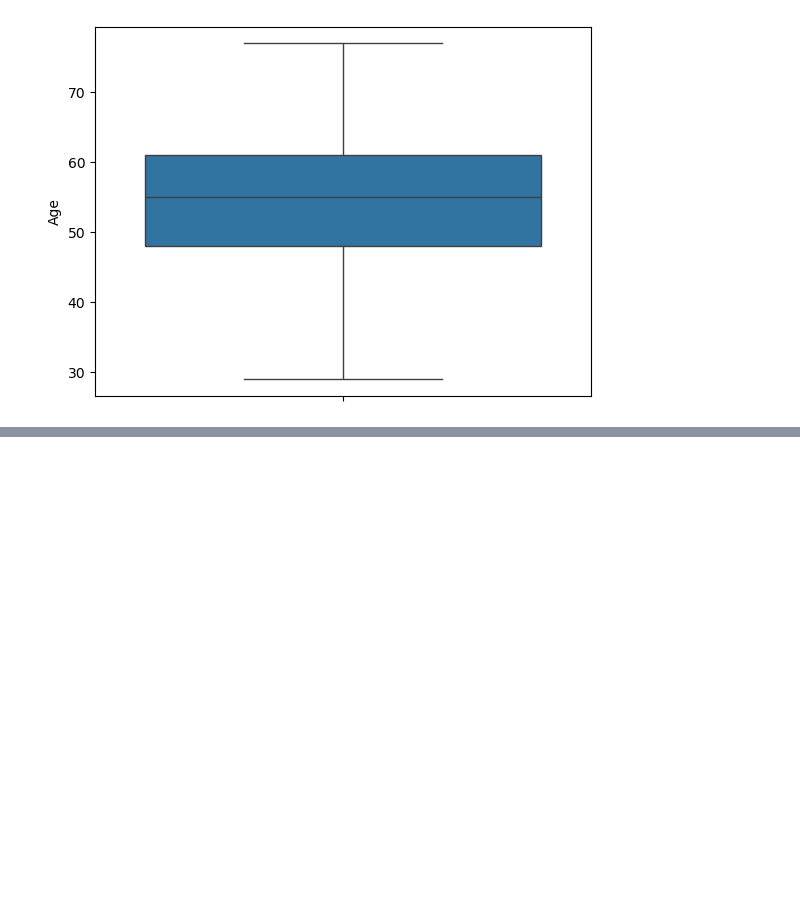
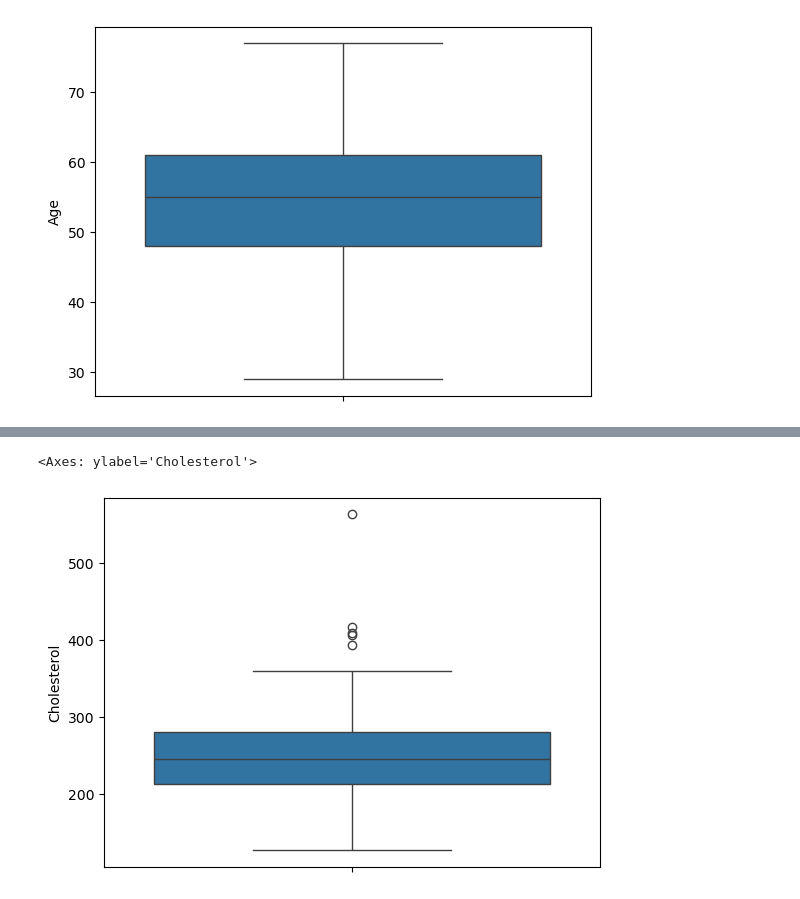
Before and after one commit to Smuthusivam/Data-Science-Internship, a Jupyter notebook: Numerical Analysis.ipynb, the cells around one changed output, grey strips where cells are left out. Drawn from its saved outputs; the diff is of its cells as text; code cells hidden in the pictures; blank space fills up the shorter version.

```diff
--- a/Numerical Analysis.ipynb
+++ b/Numerical Analysis.ipynb
@@ -195,0 +211,5 @@ sns.boxplot(df['Age'])
+# %%
+sns.boxplot(df['Cholesterol'])
+# %% [output]
+<Axes: ylabel='Cholesterol'>
+[figure, added]
```
Also changed, not shown: parts of 24 cells of this notebook.
